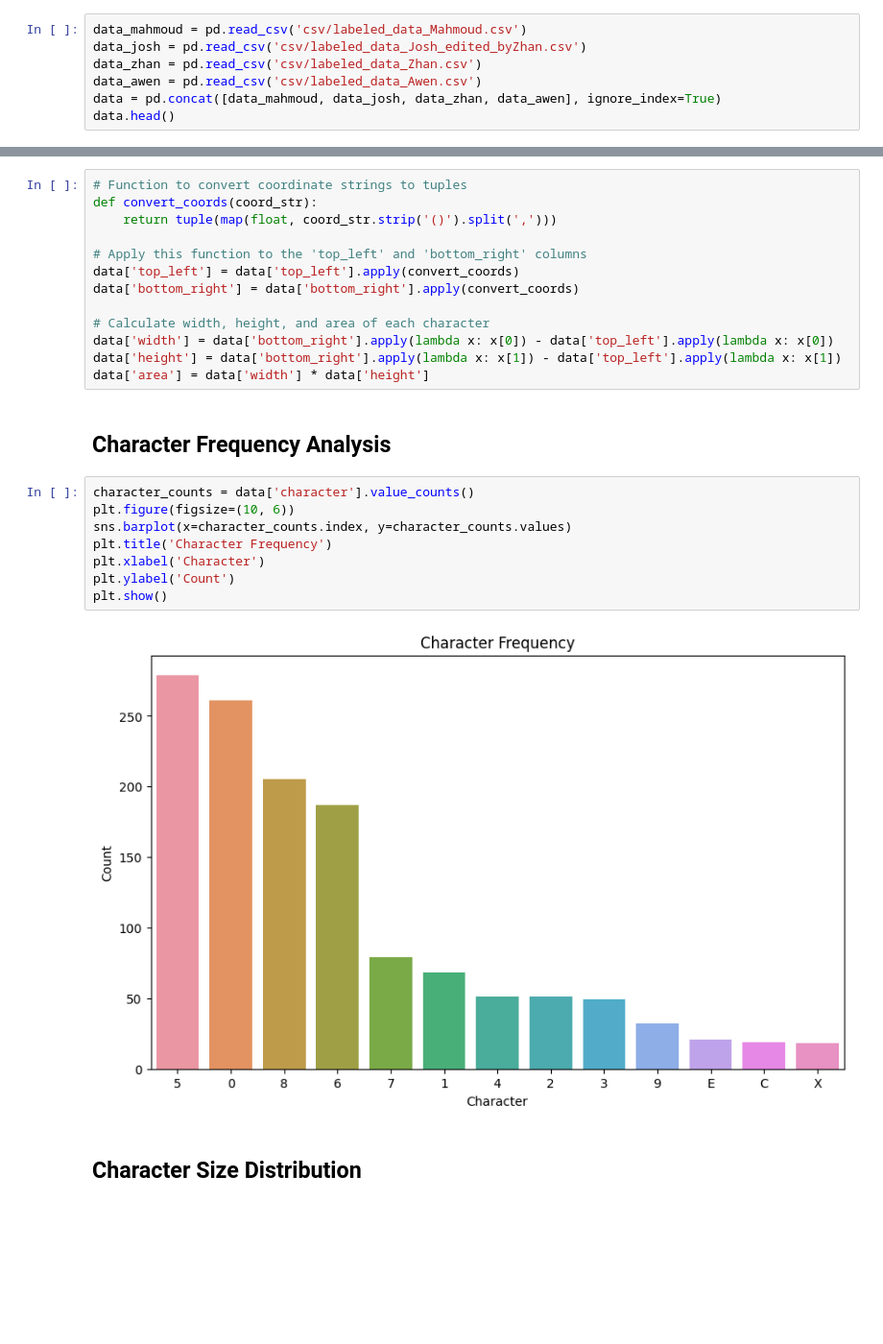
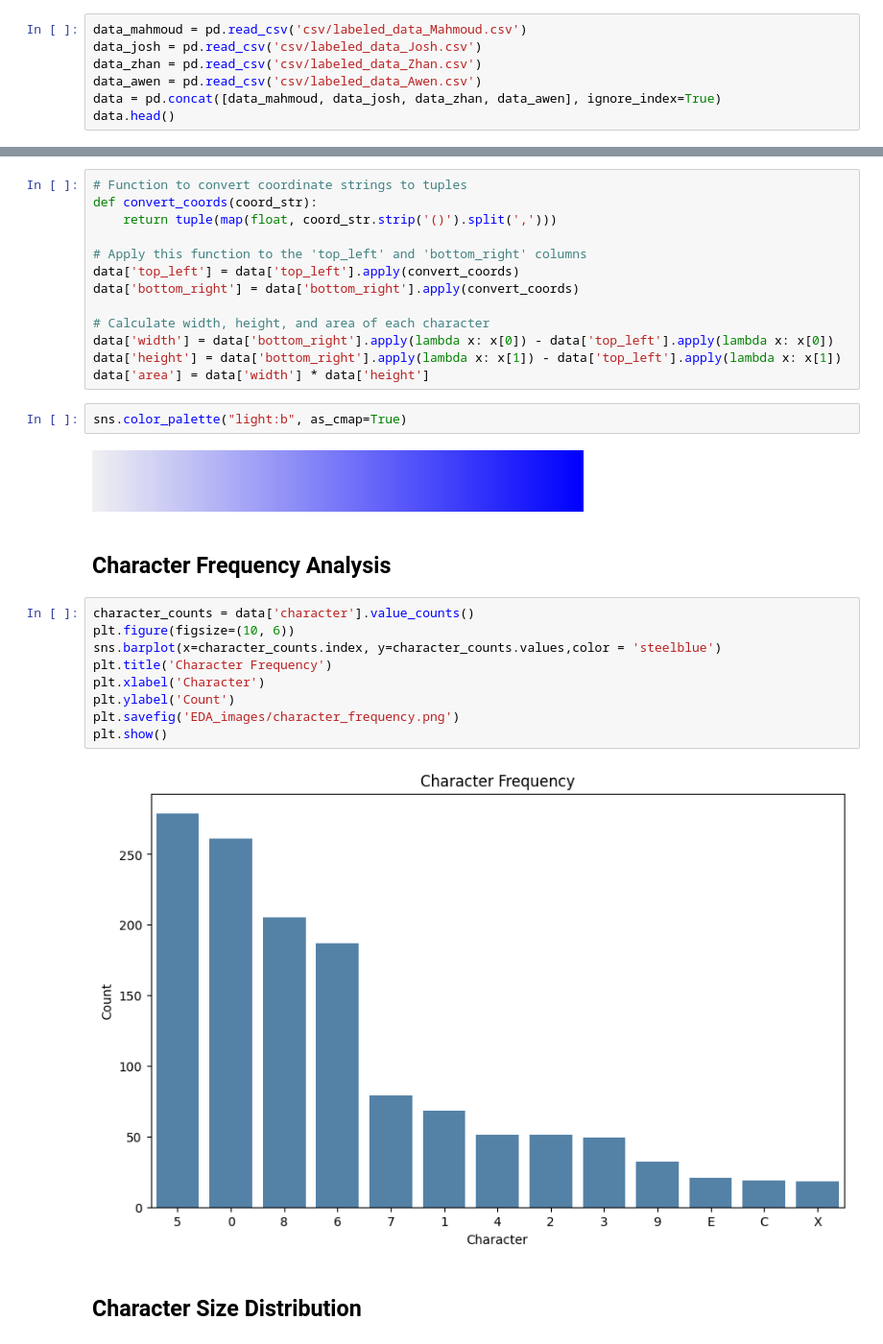
Before and after one commit to j0shcd/DSFB_project, a Jupyter notebook: awen-statistics.ipynb, the cells around one changed output, grey strips where cells are left out. Shown at 96% size. Saved outputs shown, nothing was run; the diff lists cells and outputs as text; blank space fills up the shorter version.

```diff
--- a/awen-statistics.ipynb
+++ b/awen-statistics.ipynb
@@ -5,7 +5,7 @@ import seaborn as sns
 import numpy as np
 # %%
 data_mahmoud = pd.read_csv('csv/labeled_data_Mahmoud.csv')
-data_josh = pd.read_csv('csv/labeled_data_Josh_edited_byZhan.csv')
+data_josh = pd.read_csv('csv/labeled_data_Josh.csv')
 data_zhan = pd.read_csv('csv/labeled_data_Zhan.csv')
 data_awen = pd.read_csv('csv/labeled_data_Awen.csv')
 data = pd.concat([data_mahmoud, data_josh, data_zhan, data_awen], ignore_index=True)
@@ -32,18 +32,23 @@ data['bottom_right'] = data['bottom_right'].apply(convert_coords)
 data['width'] = data['bottom_right'].apply(lambda x: x[0]) - data['top_left'].apply(lambda x: x[0])
 data['height'] = data['bottom_right'].apply(lambda x: x[1]) - data['top_left'].apply(lambda x: x[1])
 data['area'] = data['width'] * data['height']
+# %%
+sns.color_palette("light:b", as_cmap=True)
+# %% [output]
+[figure, added]
 # %% [markdown]
 ## Character Frequency Analysis
 # %%
 character_counts = data['character'].value_counts()
 plt.figure(figsize=(10, 6))
-sns.barplot(x=character_counts.index, y=character_counts.values)
+sns.barplot(x=character_counts.index, y=character_counts.values,color = 'steelblue')
 plt.title('Character Frequency')
 plt.xlabel('Character')
 plt.ylabel('Count')
+plt.savefig('EDA_images/character_frequency.png')
 plt.show()
 # %% [output]
-[figure, old version]
+[figure, new version]
 # %% [markdown]
 ## Character Size Distribution
 # %%
```
Also changed, not shown: parts of 4 cells of this notebook, 5 other files.
